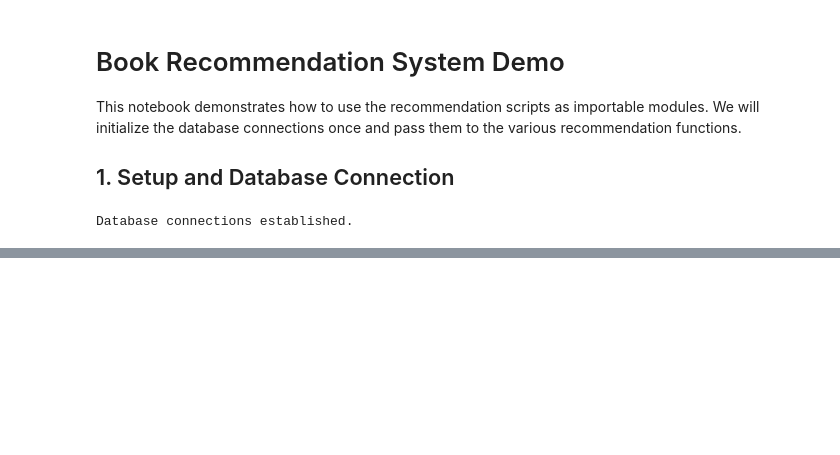
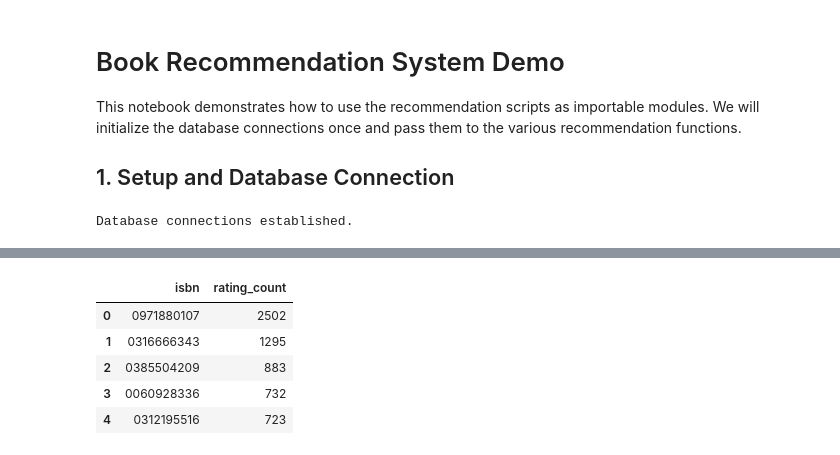
Before and after one commit to PFans-201/Book_rec_system, a Jupyter notebook: notebooks/4_recommendation_queries.ipynb, the cells around one changed output, grey strips where cells are left out. Drawn from its saved outputs; the diff is of its cells as text; code cells hidden in the pictures; blank space fills up the shorter version.

Commit message:
Most queries are tested and working, only two left!

```diff
--- a/notebooks/4_recommendation_queries.ipynb
+++ b/notebooks/4_recommendation_queries.ipynb
@@ -101,0 +195,73 @@ Hybrid Queries:
+# %%
+# DEBUGGING CELL: Test individual queries manually
+
+print("--- DEBUGGING INDIVIDUAL QUERIES ---")
+
+# 1. Test MySQL Connection & Simple Query directly
+print("\n1. Testing MySQL Direct Query...")
+with mysql_engine.connect() as conn:
+    # Simple count to verify connectivity
+    cnt = conn.execute(text("SELECT COUNT(*) FROM ratings")).scalar()
+    print(f"   Ratings count: {cnt}")
+
+    # Run the actual top_books SQL manually
+    sql = """
+        SELECT isbn, COUNT(*) AS rating_count
+        FROM ratings
+        GROUP BY isbn
+        ORDER BY rating_count DESC
+        LIMIT 5;
+    """
+    try:
+        res = conn.execute(text(sql)).fetchall()
+        print(f"   Manual SQL Result: {res}")
+    except Exception as e:
+        print(f"   Manual SQL Error: {e}")
+
+# 2. Test MongoDB Direct Query
+print("\n2. Testing MongoDB Direct Query...")
+try:
+    pipeline = [
+        { "$sort": { "rating_metrics.rating_count": -1 } },
+        { "$limit": 5 },
+        { "$project": { "isbn": "$_id", "rating_count": "$rating_metrics.rating_count", "_id": 0 }}
+    ]
+    res = list(mongo_db['books_metadata'].aggregate(pipeline))
+    print(f"   Manual Mongo Result: {res}")
+except Exception as e:
+    print(f"   Manual Mongo Error: {e}")
+
+# 3. Test via execute_query helper
+print("\n3. Testing via execute_query() helper...")
+raw_conn = mysql_engine.raw_connection()
+cursor = raw_conn.cursor(dictionary=True)
+
+try:
+    # Test MySQL top_books
+    res_mysql = execute_query(
+        category='Simple',
+        db_type='MySQL',
+        query_name='top_books',
+        params={'limit': 5},
+        sql_cursor=cursor,
+        mongo_db=mongo_db
+    )
+    print(f"   Helper MySQL Result Rows: {len(res_mysql.get('data', []))}")
+    display(res_mysql['data'])
+
+    # Test MongoDB top_books
+    res_mongo = execute_query(
+        category='Simple',
+        db_type='MongoDB',
+        query_name='top_books',
+        params={'limit': 5},
+        sql_cursor=cursor,
+        mongo_db=mongo_db
+    )
+    print(f"   Helper MongoDB Result Rows: {len(res_mongo.get('data', []))}")
+    display(res_mongo['data'])
+
+finally:
+    cursor.close()
+    raw_conn.close()
+# %% [output]
@@ -101,0 +280,6 @@ Hybrid Queries:
+|  | isbn | rating_count |
+| 0 | 0971880107 | 2502 |
+| 1 | 0316666343 | 1295 |
+| 2 | 0385504209 | 883 |
+| 3 | 0060928336 | 732 |
+| 4 | 0312195516 | 723 |
```
Also changed, not shown: parts of 6 cells of this notebook, 1 other file.
